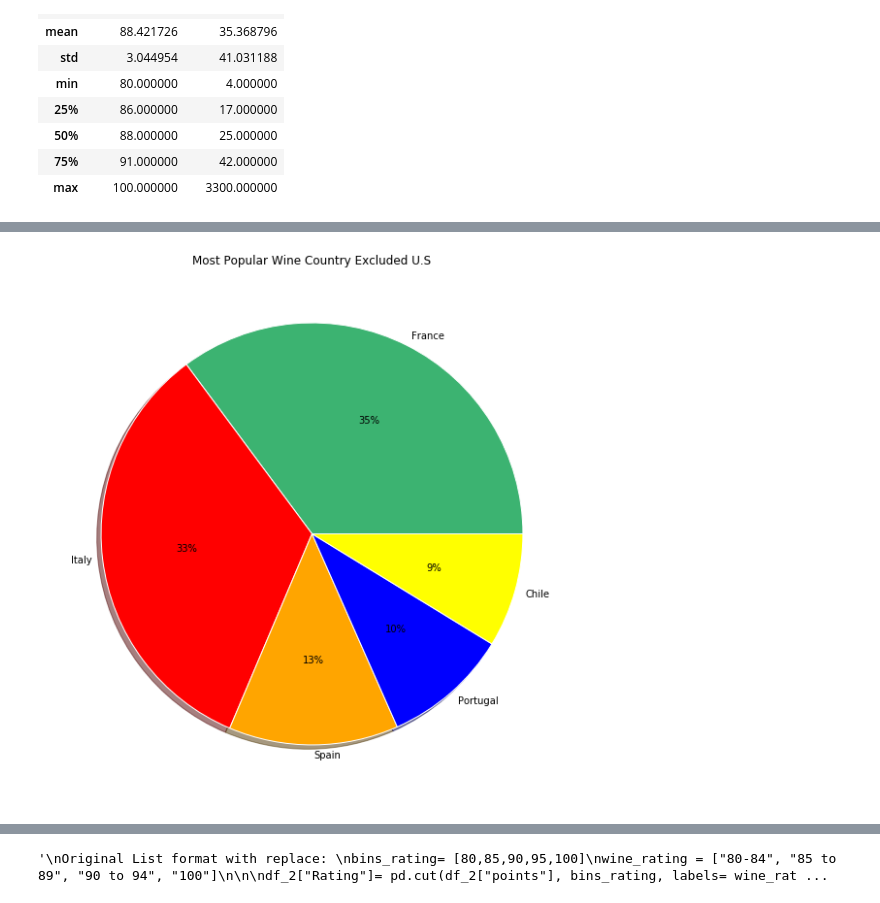
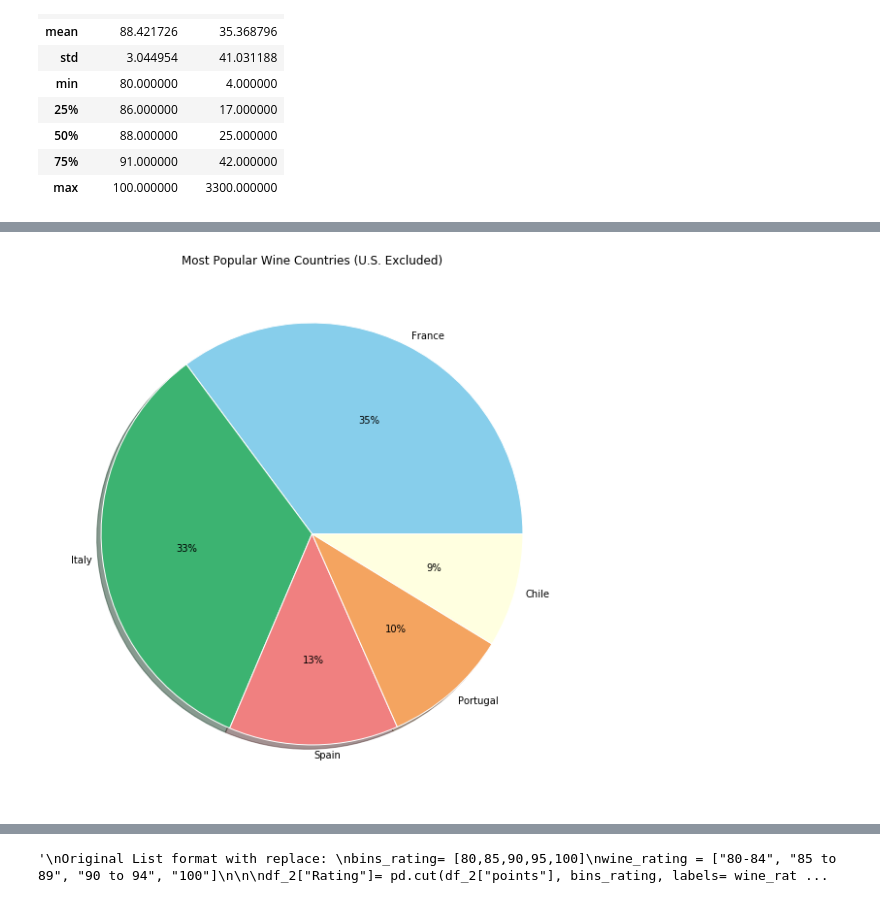
Before and after one commit to renatonico/Pygeons, a Jupyter notebook: notebooks/matt.ipynb, the cells around one changed output, grey strips where cells are left out. Drawn from its saved outputs; the diff is of its cells as text; code cells hidden in the pictures.

```diff
--- a/notebooks/matt.ipynb
+++ b/notebooks/matt.ipynb
@@ -386,37 +235,40 @@ Name: country, dtype: int64
 # %%
+#Visual #2- This pie chart displays the top seven wine countries distribution excluding other and United States
+
+
 us_pie = df_2.loc[df_2['country']=='US']
 us_pie_count = us_pie['vt'].count()
 
 france_pie = df_2.loc[df_2['country']=='France']
 france_pie_count = france_pie['vt'].count()
 
 italy_pie = df_2.loc[df_2['country']== 'Italy']
 italy_pie_count = italy_pie['vt'].count()
 
 spain_pie = df_2.loc[df_2['country']=='Spain']
 spain_pie_count = spain_pie['vt'].count()
 
 portugal_pie = df_2.loc[df_2['country']=='Portugal']
 portugal_pie_count = portugal_pie['vt'].count()
 
 chile_pie = df_2.loc[df_2['country']== 'Chile']
 chile_pie_count = chile_pie['vt'].count()
 
 
 sizes = (france_pie_count, italy_pie_count,spain_pie_count,portugal_pie_count, chile_pie_count)
 #sizes = sorted(sizes)
 
 labels = 'France', 'Italy', "Spain", "Portugal", "Chile"
-colors = [  'mediumseagreen', 'red', "Orange", "blue", "yellow" ]
+colors = [ 'skyblue', 'mediumseagreen', "lightcoral", "sandybrown", "lightyellow" ]
 
 fig = plt.figure(figsize=[10, 10])
 ax = fig.add_subplot(111)
 
 pie_wedge_collection = ax.pie(sizes, colors=colors,shadow=True,labels=labels, autopct="%1.00f%%",labeldistance=1.05);
 
 for pie_wedge in pie_wedge_collection[0]:
     pie_wedge.set_edgecolor('white')
 
-ax.set_title("Most Popular Wine Country Excluded U.S");
+ax.set_title("Most Popular Wine Countries (U.S. Excluded)");
 # %% [output]
-[figure, old version]
+[figure, new version]
```
Also changed, not shown: parts of 31 cells of this notebook.
